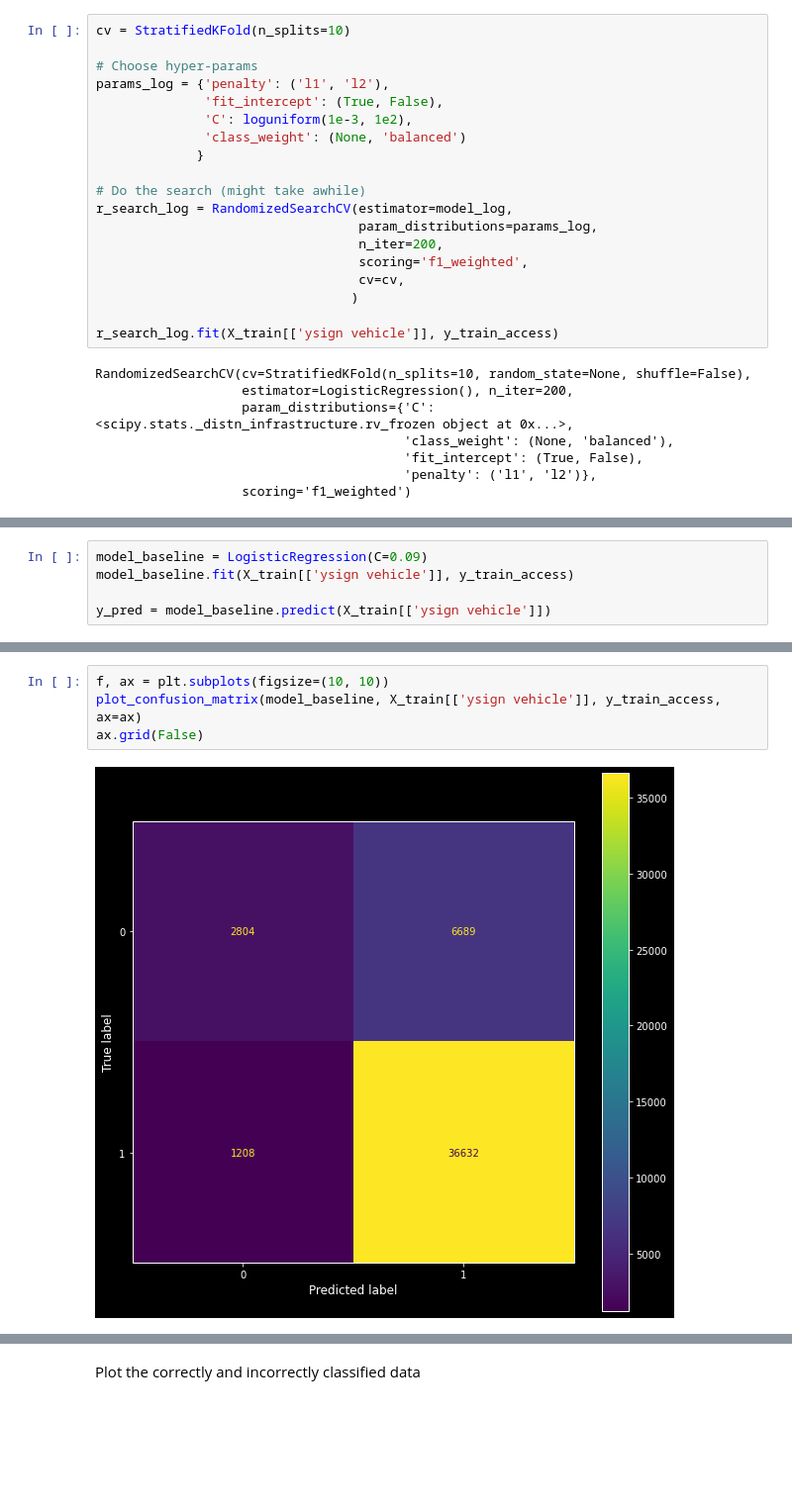
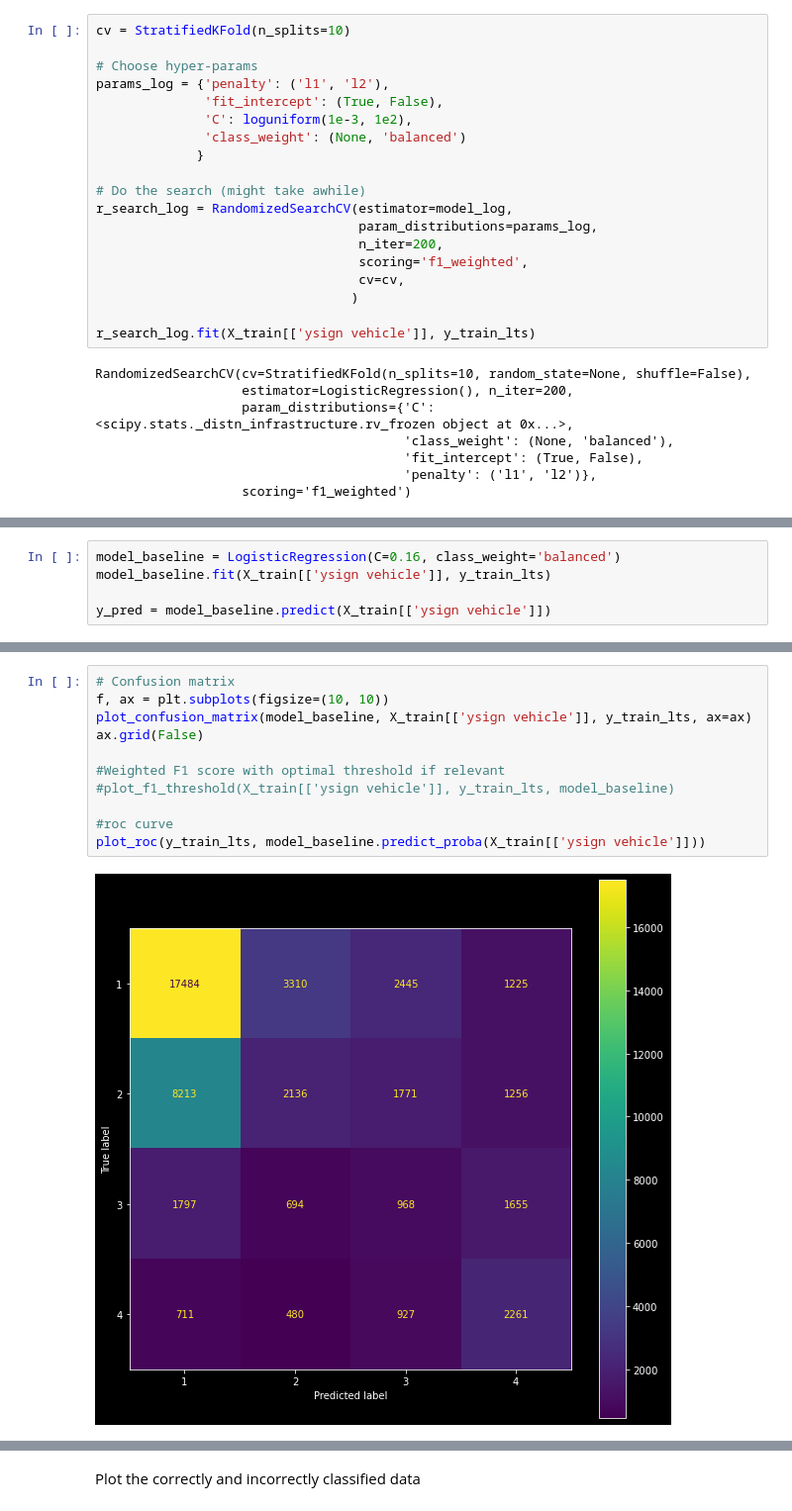
Before and after one commit to KeaganHRankin/Cycle-Classifier, a Jupyter notebook: model/baseline_ysign_model.ipynb, the cells around one changed output, grey strips where cells are left out. Shown at 99% size. Cells and saved outputs as stored; diff of their text form; blank space fills up the shorter version.

Commit message:
work on model and PCA 3/24/2022

```diff
--- a/model/baseline_ysign_model.ipynb
+++ b/model/baseline_ysign_model.ipynb
@@ -77,7 +73,7 @@ r_search_log = RandomizedSearchCV(estimator=model_log,
                                   cv=cv,
                                  )
 
-r_search_log.fit(X_train[['ysign vehicle']], y_train_access)
+r_search_log.fit(X_train[['ysign vehicle']], y_train_lts)
 # %% [output]
 RandomizedSearchCV(cv=StratifiedKFold(n_splits=10, random_state=None, shuffle=False),
                    estimator=LogisticRegression(), n_iter=200,
@@ -95,6 +91,6 @@ best estimator:  LogisticRegression(C=0.10812019889769656)
 # %%
-model_baseline = LogisticRegression(C=0.09)
-model_baseline.fit(X_train[['ysign vehicle']], y_train_access)
+model_baseline = LogisticRegression(C=0.16, class_weight='balanced')
+model_baseline.fit(X_train[['ysign vehicle']], y_train_lts)
 
 y_pred = model_baseline.predict(X_train[['ysign vehicle']])
 # %% [markdown]
@@ -134,6 +141,13 @@ ValueError: X has 2 features, but LogisticRegression is expecting 1 features as
 # %%
+# Confusion matrix
 f, ax = plt.subplots(figsize=(10, 10))
-plot_confusion_matrix(model_baseline, X_train[['ysign vehicle']], y_train_access, ax=ax)
+plot_confusion_matrix(model_baseline, X_train[['ysign vehicle']], y_train_lts, ax=ax)
 ax.grid(False)
+
+#Weighted F1 score with optimal threshold if relevant
+#plot_f1_threshold(X_train[['ysign vehicle']], y_train_lts, model_baseline)
+
+#roc curve
+plot_roc(y_train_lts, model_baseline.predict_proba(X_train[['ysign vehicle']]))
 # %% [output]
-[figure, old version]
+[figure, new version]
```
Also changed, not shown: parts of 12 cells of this notebook, 3 other files.
